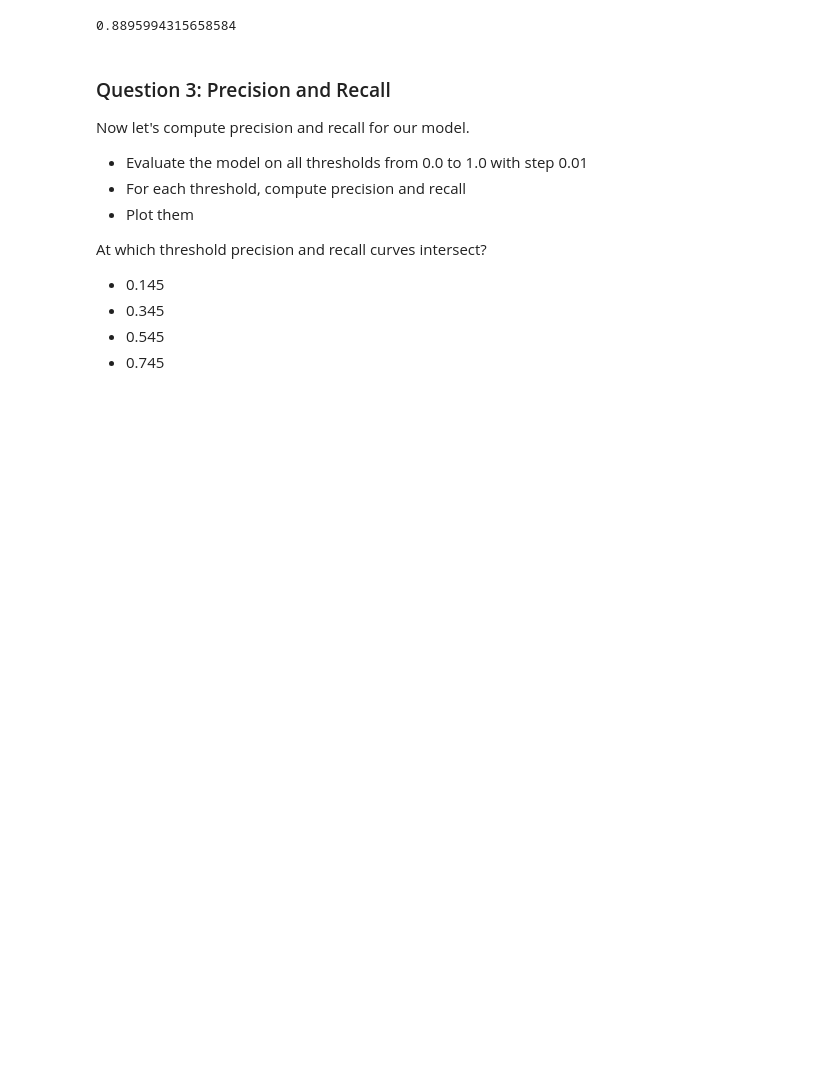
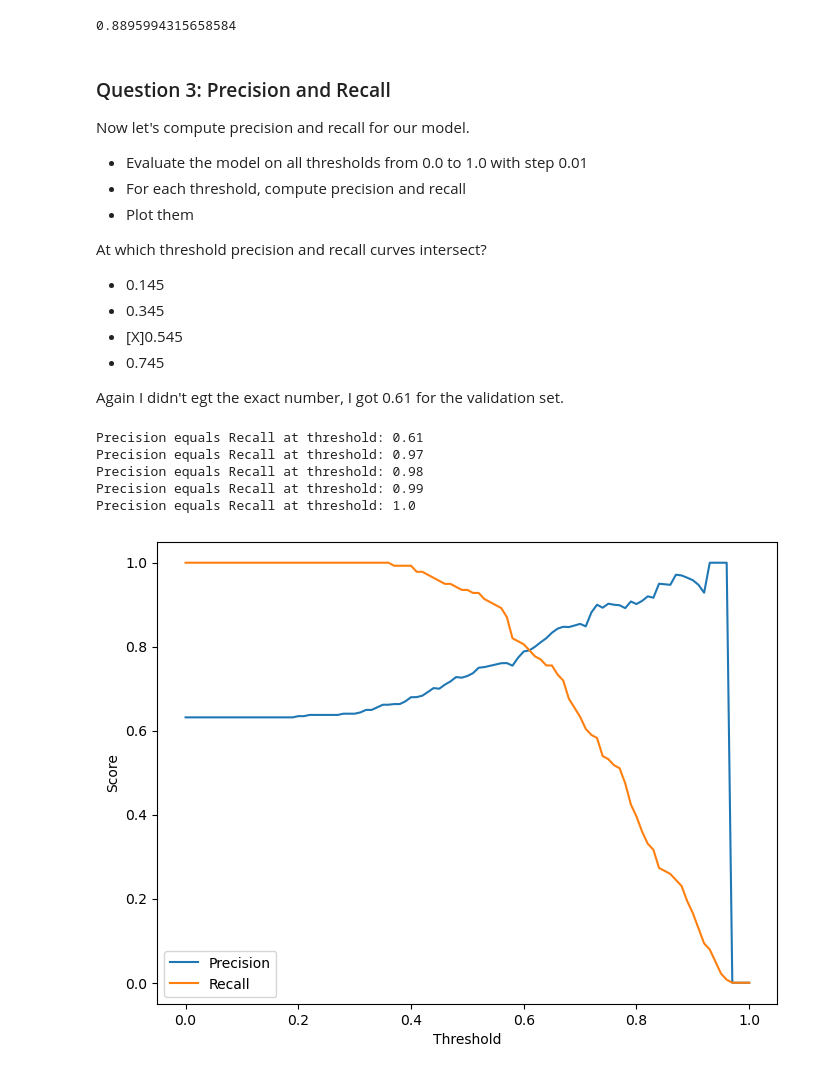
Before and after one commit to petrushki/ML-Zoomcamp, a Jupyter notebook: homeworks/homework4.ipynb, the cells around one changed output. Cells and saved outputs as stored; diff of their text form; code cells hidden in the pictures; blank space fills up the shorter version.

```diff
--- a/homeworks/homework4.ipynb
+++ b/homeworks/homework4.ipynb
@@ -209,6 +145,13 @@ What's the AUC of this model on the validation dataset? (round to 3 digits)
 - 0.92
 
 note: I get a score of 0.81, which is between two of the answers, but coser to 0.72, so I will mark than. If I scale the numerical values though, I get a score of 0.89...
+# %%
+dv = DictVectorizer(sparse=False)
+train_dicts = df_train.to_dict(orient='records')
+X_train = dv.fit_transform(train_dicts)
+
+val_dicts = df_val.to_dict(orient='records')
+X_val = dv.transform(val_dicts)
 # %%
 model = LogisticRegression(solver='liblinear', C=1.0, max_iter = 1000)
 model.fit(X_train, y_train)
@@ -275,5 +220,8 @@ At which threshold precision and recall curves intersect?
 
 * 0.145
 * 0.345
-* 0.545
+* [X]0.545
 * 0.745
+
+
+Again I didn't egt the exact number, I got 0.61 for the validation set.
@@ -279,0 +230,38 @@ At which threshold precision and recall curves intersect?
+# %%
+thresholds = np.arange(0.0, 1.01, 0.01)
+scores = {}
+
+for th in thresholds:
+    actual_positives = (y_val == 1)
+    actual_negatives = (y_val == 0)
+
+    predict_positives = (y_pred_val >= th)
+    predict_negatives = (y_pred_val < th)
+
+    tp = (predict_positives & actual_positives).sum()
+    tn = (predict_negatives & actual_negatives).sum()
+    fp = (predict_positives & actual_negatives).sum()
+    fn = (actual_positives & predict_negatives).sum()
+
+    precision = tp / (tp + fp) if (tp + fp) > 0 else 0
+    recall = tp / (tp + fn) if (tp + fn) > 0 else 0
+
+    if(precision == recall):
+        print("Precision equals Recall at threshold:", th)
+    # print(th, precision, recall)
+    scores[th] = (precision, recall)
+
+plt.figure(figsize=(8, 6))
+plt.plot(scores.keys(), [v[0] for v in scores.values()], label = 'Precision')
+plt.plot(scores.keys(), [v[1] for v in scores.values()], label = 'Recall')
+plt.xlabel('Threshold')
+plt.ylabel('Score')
+plt.legend()
+plt.show()
+# %% [output]
+Precision equals Recall at threshold: 0.61
+Precision equals Recall at threshold: 0.97
+Precision equals Recall at threshold: 0.98
+Precision equals Recall at threshold: 0.99
+Precision equals Recall at threshold: 1.0
+[figure, added]
```
Also changed, not shown: parts of 14 cells of this notebook.
